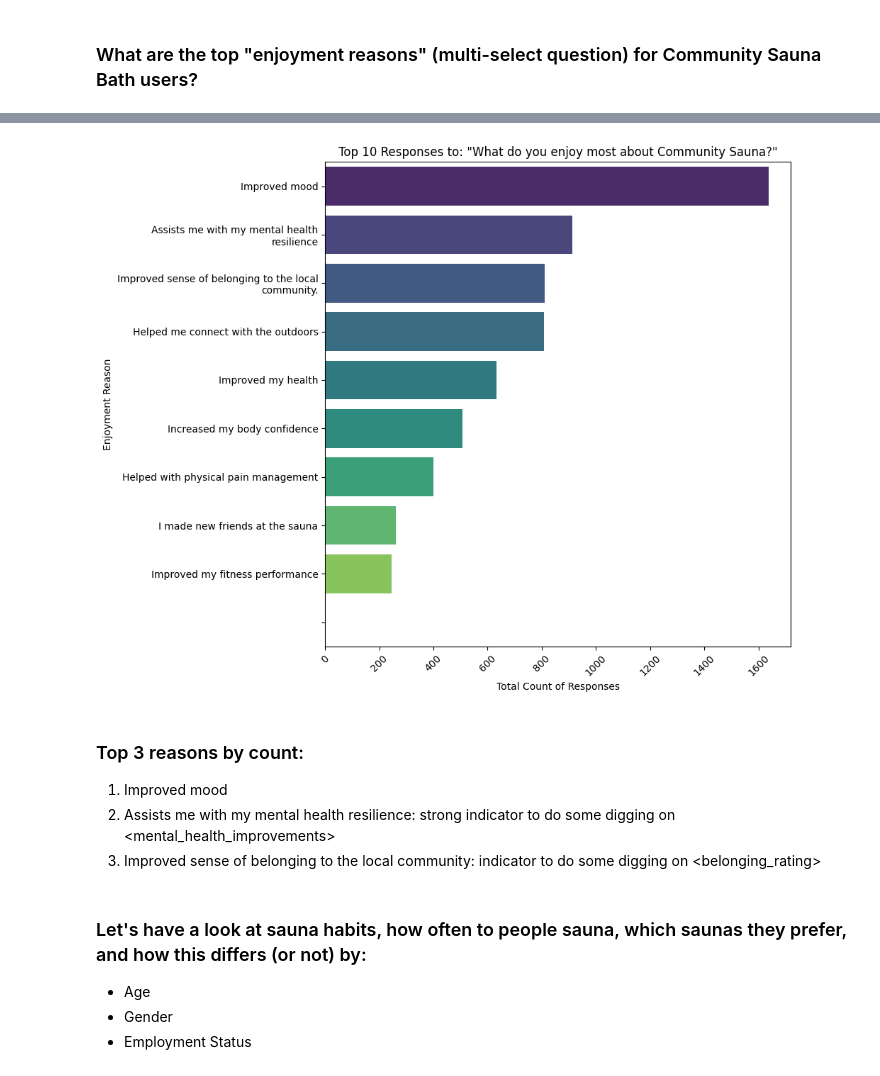
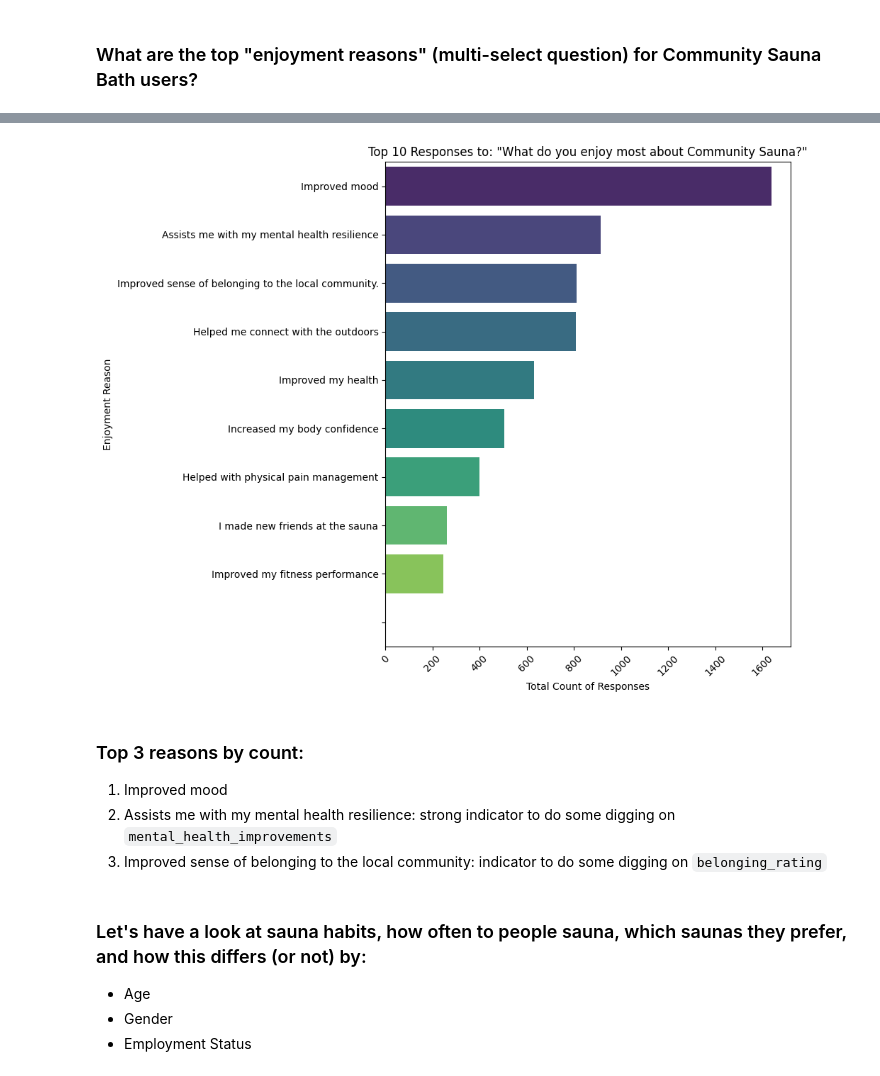
Before and after one commit to RachaelJadeMcGrath/Capstone, a Jupyter notebook: capstone_analysis.ipynb, the cells around one changed output, grey strips where cells are left out. Saved outputs shown, nothing was run; the diff lists cells and outputs as text; code cells hidden in the pictures.

````diff
--- a/capstone_analysis.ipynb
+++ b/capstone_analysis.ipynb
@@ -305,19 +305,9 @@ Black or Black British             41
 Prefer not to say                  33
 Arab                                7
 Name: count, dtype: int64
-# %%
-# Replace en dash and em dash with standard hyphen-minus to avoid issues with string matching in the age column
-df['age'] = df['age'].str.replace("–", "-", regex=False).str.replace("—", "-", regex=False)
 # %%
 # Checking for responses in the age column
+
 df['age'].value_counts()
-# One respondent has selected two age groups (25–34 and 35–44), which is not ideal for analysis. I'll clean this up by selecting the first age group only.
-remap_age = {
-    "25–34, 35–44": "25–34",
-}
-# Replacing the age groups with the remap_age values
-df['age'] = df['age'].replace(remap_age)
-# Checking the cleaned age column
-df['age'].value_counts()
 # %% [output]
 age
@@ -444,33 +437,31 @@ Name: count, Length: 115, dtype: int64
 # %%
 # Visualising the top 10 reasons for enjoying the community sauna, change "n" to adjust the number of reasons displayed
 
 # Prepare data for seaborn
-top_n = 10
-top_reasons = df['enjoyment_reasons'].explode().value_counts().head(top_n)
+top_n = 10 # Define the number of top reasons to display
+top_reasons = df['enjoyment_reasons'].explode().value_counts().head(top_n) # Get the top N reasons from the exploded counts
 plot_data = top_reasons.reset_index()
 plot_data.columns = ['Enjoyment Reason', 'Count']
-plot_data['Enjoyment Reason'] = plot_data['Enjoyment Reason'].apply(wrap_labels)
+plot_data['Enjoyment Reason'] = plot_data['Enjoyment Reason']
 
 # Create horizontal barplot
-plt.figure(figsize=(10, 8))
-sns.barplot(data=plot_data, y='Enjoyment Reason', x='Count', palette='viridis')
-
-plt.title(f'Top {top_n} Responses to: "What do you enjoy most about Community Sauna?"')
-
-plt.xlabel('Total Count of Responses')
-plt.xticks(rotation=45)
+plt.figure(figsize=(10, 8)) # Set figure size
+sns.barplot(data=plot_data, y='Enjoyment Reason', x='Count', palette='viridis') # Create a horizontal bar plot using seaborn
+plt.title(f'Top {top_n} Responses to: "What do you enjoy most about Community Sauna?"') # Set the title of the plot
+plt.xlabel('Total Count of Responses') # Set the x-axis label
+plt.xticks(rotation=45) # Rotate x-axis labels for better readability
 plt.yticks(rotation=0)
-plt.ylabel('Enjoyment Reason')
+plt.ylabel('Enjoyment Reason') # Set the y-axis label and apply label wrapping
 
 plt.tight_layout()
 plt.show()
 # %% [output]
-[figure, old version]
+[figure, new version]
 # %% [markdown]
 ### Top 3 reasons by count:
 1. Improved mood
-2. Assists me with my mental health resilience: strong indicator to do some digging on <mental_health_improvements>
-3. Improved sense of belonging to the local community: indicator to do some digging on <belonging_rating>
+2. Assists me with my mental health resilience: strong indicator to do some digging on ```mental_health_improvements```
+3. Improved sense of belonging to the local community: indicator to do some digging on ```belonging_rating```
 # %% [markdown]
 ### Let's have a look at sauna habits, how often to people sauna, which saunas they prefer, and how this differs (or not) by:
 - Age
````
Also changed, not shown: parts of 38 cells of this notebook, 2 other files.
